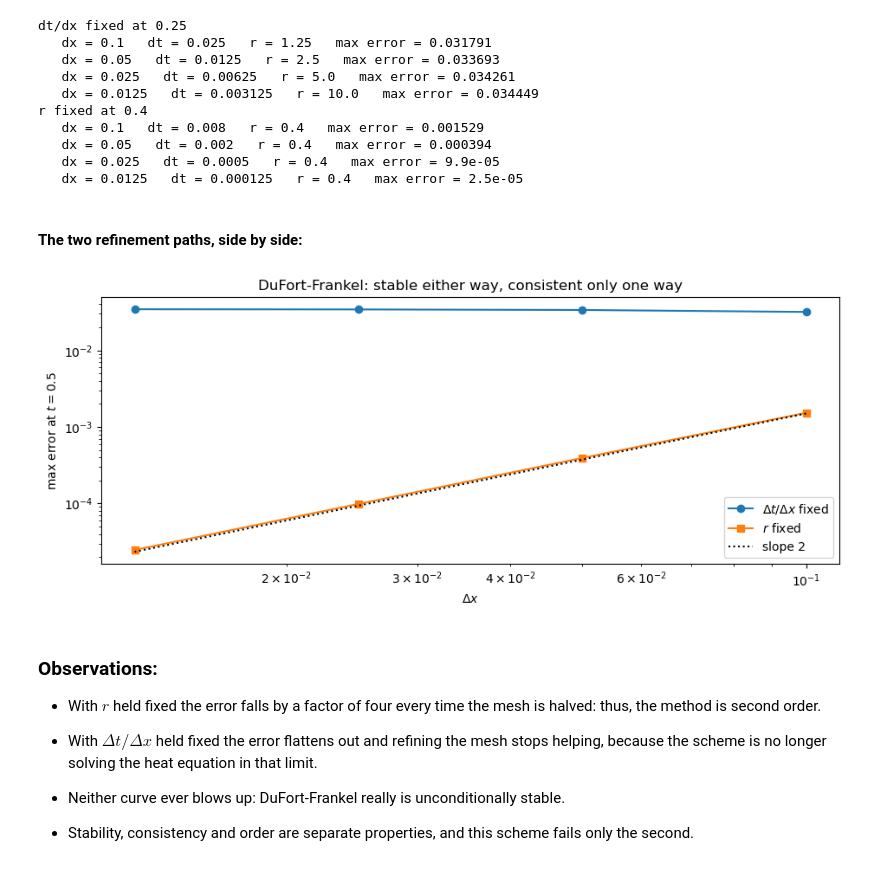
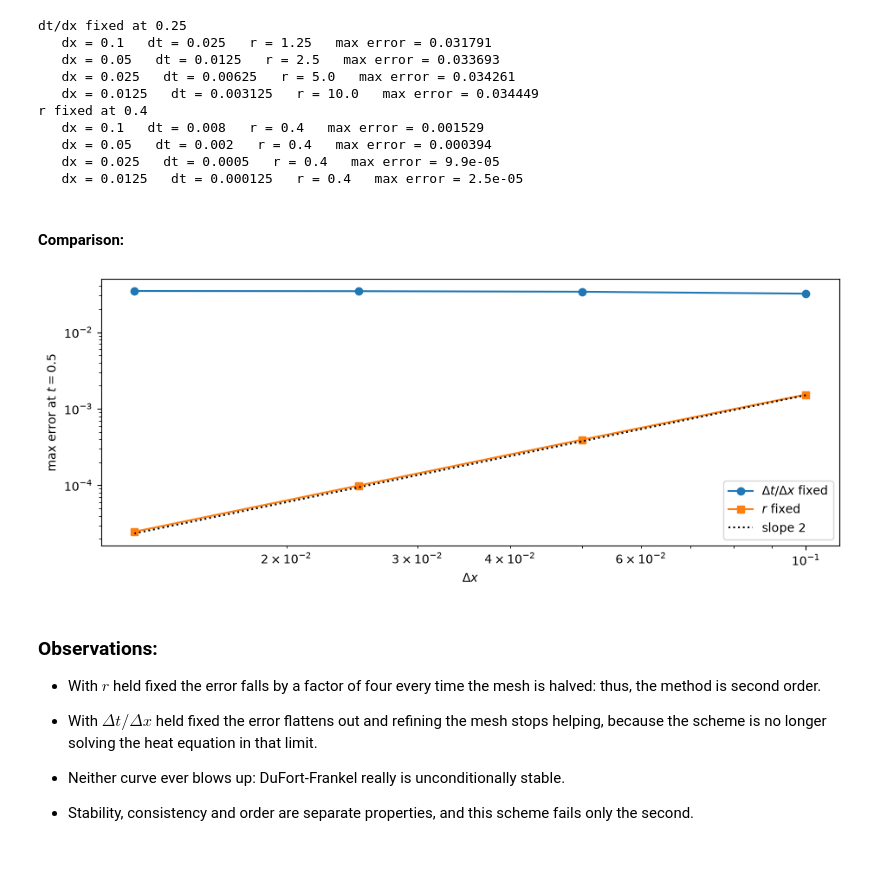
Before and after one commit to prostofsound/computational-fluid-dynamics, a Jupyter notebook: notebooks/nb06_richardson_dufort_frankel.ipynb, the cells around one changed output. Cells and saved outputs as stored; diff of their text form; code cells hidden in the pictures.

```diff
--- a/notebooks/nb06_richardson_dufort_frankel.ipynb
+++ b/notebooks/nb06_richardson_dufort_frankel.ipynb
@@ -229,15 +227,12 @@ $$T_{i}^{\,n+1} = \frac{\left(1 - 2r\right)T_{i}^{\,n-1}
  + 2r\left(T_{i+1}^{\,n} + T_{i-1}^{\,n}\right)}{1 + 2r}$$
 # %%
 # outer loop (time loop -> index n)
-
 for n in range(1, nt - 1): # From 1, as levels 0 and 1 are already there
 
     # inner loop (spatial loop -> index i)
-
     for i in range(1, ni - 1): # From 1 to ni-1 as we already have the BCs set
         # DuFort-Frankel formula
-        T_duff[i, n+1] = ((1 - 2*r_factor)*T_duff[i, n-1] \
-                       + 2*r_factor*(T_duff[i+1, n] + T_duff[i-1, n]))/(1 + 2*r_factor)
+        T_duff[i, n+1] = ((1 - 2*r_factor)*T_duff[i, n-1] + 2*r_factor*(T_duff[i+1, n] + T_duff[i-1, n]))/(1 + 2*r_factor)
 # %% [markdown]
 ### 3. Plotting the solution for $T(x,t)$:
 # %%
@@ -338,13 +331,12 @@ Below, the same march is run on four meshes in two different ways, and the error
 dx_list = [0.1, 0.05, 0.025, 0.0125]
 
 dt_ratio = [0.25*dx_try for dx_try in dx_list]           # dt/dx = 0.25
-dt_rfix  = [0.4*dx_try**2/alpha for dx_try in dx_list]   # r = 0.4
+dt_rfix  = [0.40*dx_try**2/alpha for dx_try in dx_list]   # r = 0.4
 
 err_ratio = []
 err_rfix  = []
 
-for dt_list, err_list, label in [(dt_ratio, err_ratio, "dt/dx fixed at 0.25"),
-                                 (dt_rfix,  err_rfix,  "r fixed at 0.4")]:
+for dt_list, err_list, label in [(dt_ratio, err_ratio, "dt/dx fixed at 0.25"), (dt_rfix,  err_rfix,  "r fixed at 0.4")]:
 
     print(label)
 
@@ -370,15 +362,13 @@ for dt_list, err_list, label in [(dt_ratio, err_ratio, "dt/dx fixed at 0.25"),
         # Same DuFort-Frankel formula as above
         for n in range(1, nt_try - 1):
             for i in range(1, ni_try - 1):
-                T_try[i, n+1] = ((1 - 2*r_try)*T_try[i, n-1] \
-                              + 2*r_try*(T_try[i+1, n] + T_try[i-1, n]))/(1 + 2*r_try)
+                T_try[i, n+1] = ((1 - 2*r_try)*T_try[i, n-1] + 2*r_try*(T_try[i+1, n] + T_try[i-1, n]))/(1 + 2*r_try)
 
         exact_try = np.exp(-alpha*np.pi**2*t_try[-1])*np.sin(np.pi*x_try)
 
         err_list.append(np.max(np.abs(T_try[:, -1] - exact_try)))
 
-        print("   dx =", dx_try, "  dt =", round(dt_try, 6),
-              "  r =", round(r_try, 3), "  max error =", round(err_list[-1], 6))
+        print("   dx =", dx_try, "  dt =", round(dt_try, 6), "  r =", round(r_try, 3), "  max error =", round(err_list[-1], 6))
 # %% [output]
 dt/dx fixed at 0.25
    dx = 0.1   dt = 0.025   r = 1.25   max error = 0.031791
@@ -391,26 +381,24 @@ r fixed at 0.4
    dx = 0.025   dt = 0.0005   r = 0.4   max error = 9.9e-05
    dx = 0.0125   dt = 0.000125   r = 0.4   max error = 2.5e-05
 # %% [markdown]
-#### The two refinement paths, side by side:
+#### Comparison:
 # %%
 plt.figure(figsize=(11,4))
 
 plt.loglog(dx_list, err_ratio, "o-", label = r"$\Delta t / \Delta x$ fixed")
 plt.loglog(dx_list, err_rfix , "s-", label = r"$r$ fixed")
 
 plt.loglog(dx_list, [0.15*dx_try**2 for dx_try in dx_list], "k:",
            label = r"slope 2")
 
 plt.xlabel(r"$\Delta x$")
 plt.ylabel(r"max error at $t = 0.5$")
 
-plt.title("DuFort-Frankel: stable either way, consistent only one way")
-
 plt.legend()
 
 plt.show()
 # %% [output]
-[figure, old version]
+[figure, new version]
 # %% [markdown]
 ### Observations:
 
```
Also changed, not shown: parts of 6 cells of this notebook.
